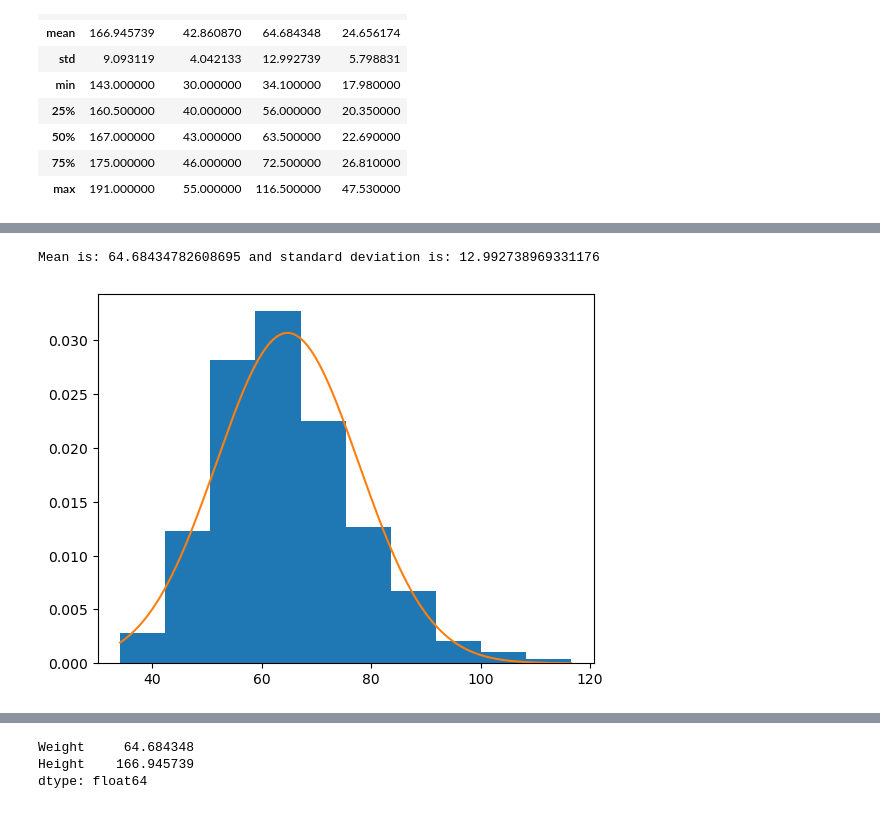
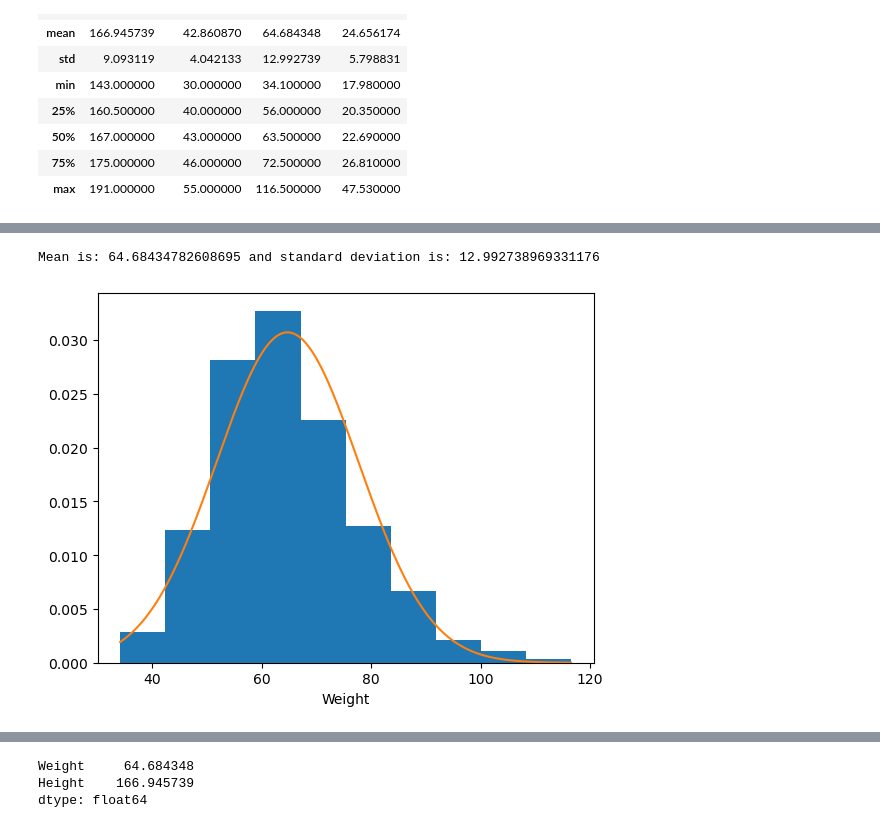
Before and after one commit to anirudhprabhakaran3/prml-lab, a Jupyter notebook: Lab 1/Lab 1.ipynb, the cells around one changed output, grey strips where cells are left out. Cells and saved outputs as stored; diff of their text form; code cells hidden in the pictures.

```diff
--- a/Lab 1/Lab 1.ipynb
+++ b/Lab 1/Lab 1.ipynb
@@ -48,7 +48,7 @@ df.describe()
 | 75% | 175.000000 | 46.000000 | 72.500000 | 26.810000 |
 | max | 191.000000 | 55.000000 | 116.500000 | 47.530000 |
 # %%
-def plot_graphs(data):
+def plot_graphs(data, label):
     mu, std = data.mean(), data.std()
     x = np.linspace(start = data.min(), stop = data.max(), num = 5000)
     f = (1 / np.sqrt(2*np.pi * std**2)) * np.exp((-1/2)*((x-mu)/std)**2)
@@ -57,6 +57,7 @@ def plot_graphs(data):
 
     plt.hist(data, density = True)
     plt.plot(x, f)
+    plt.xlabel(label)
     plt.show()
 # %%
 height = df['Height']
@@ -67,6 +68,6 @@ Mean is: 166.9457391304348 and standard deviation is: 9.093118954213136
 # %%
 weight = df['Weight']
-plot_graphs(weight)
+plot_graphs(weight, 'Weight')
 # %% [output]
 Mean is: 64.68434782608695 and standard deviation is: 12.992738969331176
-[figure, old version]
+[figure, new version]
```
Also changed, not shown: parts of 5 cells of this notebook.
